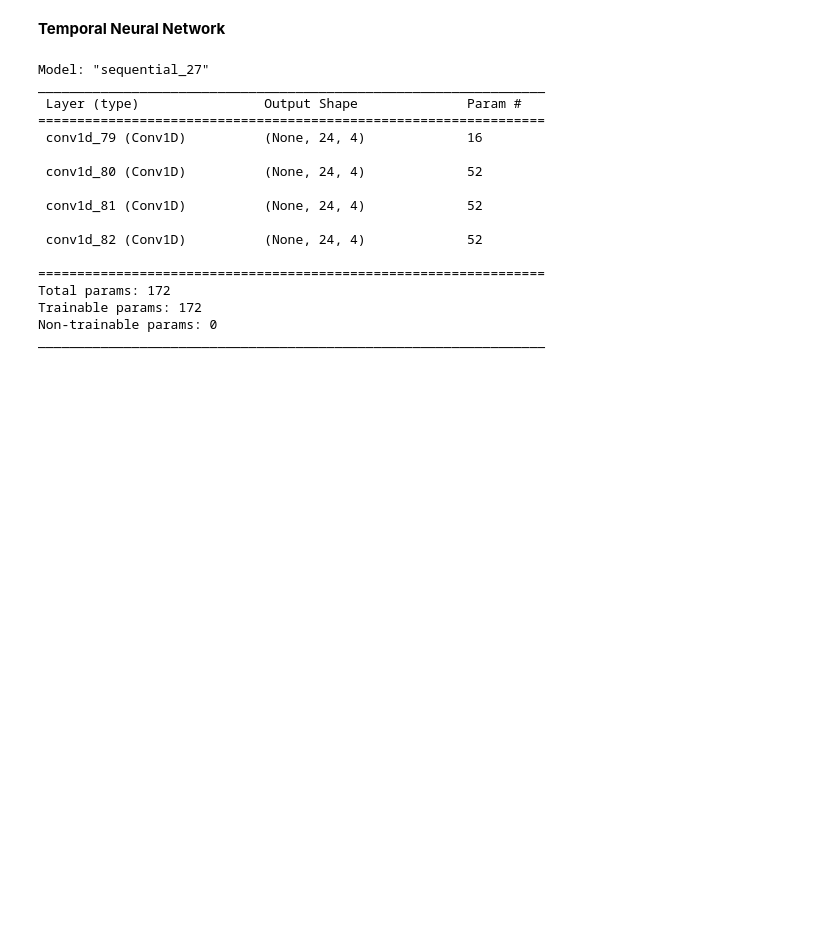
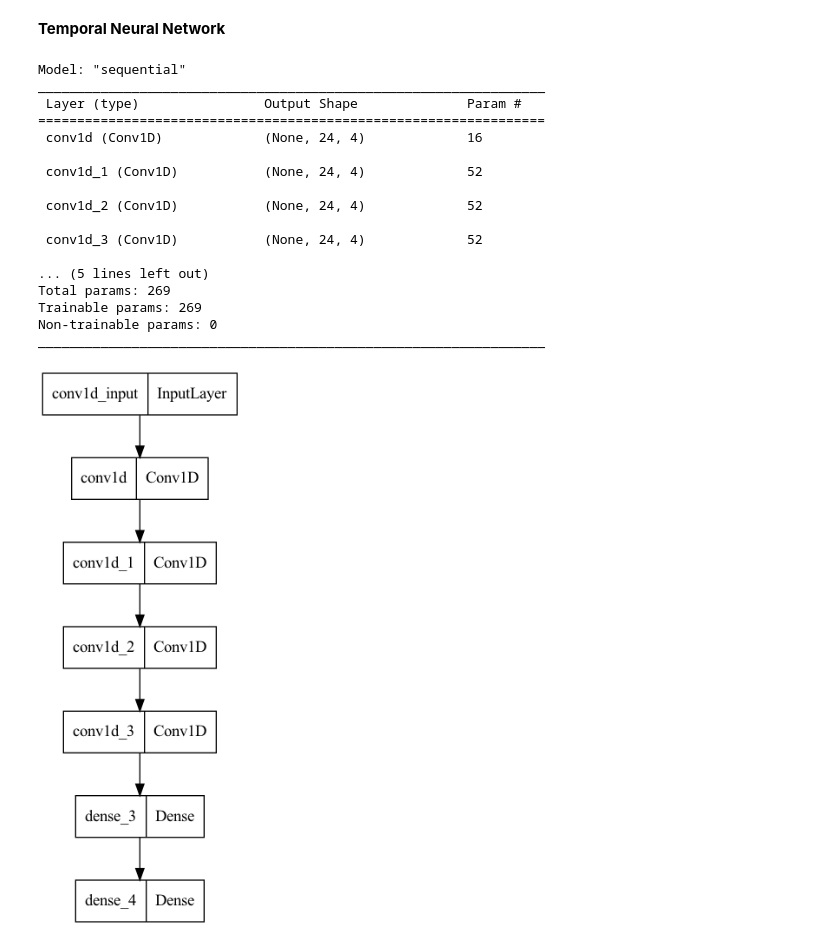
Before and after one commit to JackpotDesigns/PythonCryptoPrediction, a Jupyter notebook: PracticeJupyterNotebook/FYP/baselineRedesign/baselineRedesign.ipynb, the cells around one changed output. Saved outputs shown, nothing was run; the diff lists cells and outputs as text; code cells hidden in the pictures; blank space fills up the shorter version.

```diff
--- a/PracticeJupyterNotebook/FYP/baselineRedesign/baselineRedesign.ipynb
+++ b/PracticeJupyterNotebook/FYP/baselineRedesign/baselineRedesign.ipynb
@@ -190,8 +210,15 @@ KeyboardInterrupt:
 #We dont have to change out input data for the temporal neural network
 #TCN implementation has the shape (batch_size, input_length, input_size)
 #conv1d vs conv2d
+
+#We want the output to depend on all of the inputs in the input vector , so the receptive field has to be size of input for a specific output
 #Zero padding is applied so the input and output are the same length , apply the padding to the lest of input
-#padding = size of kernel - 1 , for a layer
+#padding = dilation base ^ layers below . (kernel - 1)
+#Using dilation in our convolutional layers , allows us to achivece full coverage quicker than just stacking (casual) layers , which increase debth exponentially
+#which will result in networks that become very deep very fast, leading to models with a very large number of parameters that take longer to train. Furthermore, a high number of layers has been shown to lead to degradation problems related to the gradient of the loss function
+#We increase the dilation each layer , to make this fact even more so.
+
+#We need padding so we dont use future data to predict a date prior to training data used.
 
 # For full coverage we need 4 layers (we are using a base of 2)
 model = models.Sequential()
@@ -207,23 +234,30 @@ model.add(Conv1D(filters=4, kernel_size=3, activation='relu' , padding = 'causal
 # For full coverage we need 4 layers
 model.add(Conv1D(filters=4, kernel_size=3, activation='relu' , padding = 'causal', dilation_rate= 8))
 
+model.add(Dense(16))
+
+model.add(Dense(1))
 
 model.summary()
 # %% [output]
-Model: "sequential_27"
+Model: "sequential"
 _________________________________________________________________
  Layer (type)                Output Shape              Param #
 =================================================================
- conv1d_79 (Conv1D)          (None, 24, 4)             16
+ conv1d (Conv1D)             (None, 24, 4)             16
 
- conv1d_80 (Conv1D)          (None, 24, 4)             52
+ conv1d_1 (Conv1D)           (None, 24, 4)             52
 
- conv1d_81 (Conv1D)          (None, 24, 4)             52
+ conv1d_2 (Conv1D)           (None, 24, 4)             52
 
- conv1d_82 (Conv1D)          (None, 24, 4)             52
+ conv1d_3 (Conv1D)           (None, 24, 4)             52
 
-=================================================================
-Total params: 172
-Trainable params: 172
+... (5 lines left out)
+Total params: 269
+Trainable params: 269
 Non-trainable params: 0
 _________________________________________________________________
+# %%
+plot_model(model)
+# %% [output]
+[figure, added]
```
Also changed, not shown: parts of 6 cells of this notebook, 5 other files.
